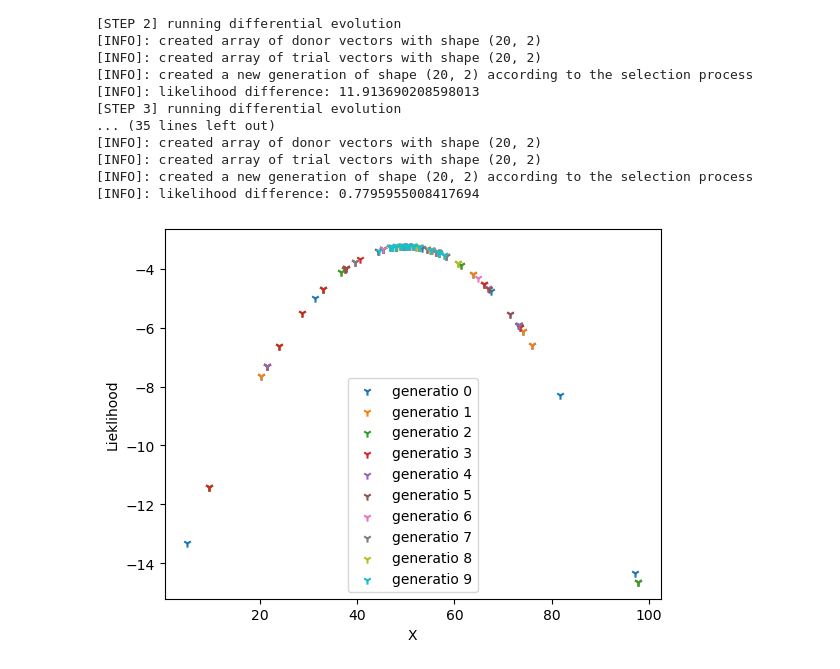
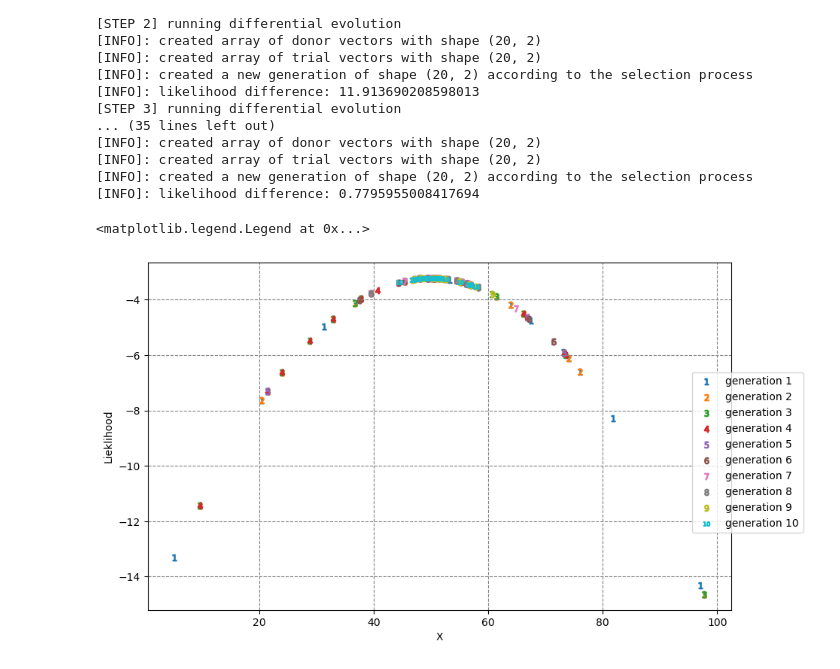
Before and after one commit to vallereichi/diver-valle, a Jupyter notebook: test.ipynb, the cells around one changed output. Cells and saved outputs as stored; diff of their text form; code cells hidden in the pictures.

Commit message:
created plots

```diff
--- a/test.ipynb
+++ b/test.ipynb
@@ -87,14 +87,15 @@ generations = diver(2, [(0, 100), (0, 100)], 0.8, 0.8, [50,10], steps=10)
 [INFO]: created a new generation of shape (20, 2) according to the selection process
 [INFO]: likelihood difference: 0.7795955008417694
 # %%
-
+fig, ax = plt.subplots(figsize=(10,6))
 for i in range(10):
     Like = [likelihood(generations[i][j][0], [50,10]) for j in range(len(generations[i]))]
-    plt.scatter(generations[i].T[0], Like, marker="1", label=f"generation {i}")
+    ax.scatter(generations[i].T[0], Like, marker=f"${i+1}$", label=f"generation {i + 1}")
 
-plt.xlabel("X")
-plt.ylabel("Lieklihood")
-plt.legend()
-plt.show()
+ax.set_xlabel("X")
+ax.set_ylabel("Lieklihood")
+ax.grid(linestyle='--', color='grey', linewidth=0.8)
+fig.legend(loc='right')
 # %% [output]
+<matplotlib.legend.Legend at 0x...>
-[figure, old version]
+[figure, new version]
```
Also changed, not shown: parts of 2 cells of this notebook, 4 other files.
